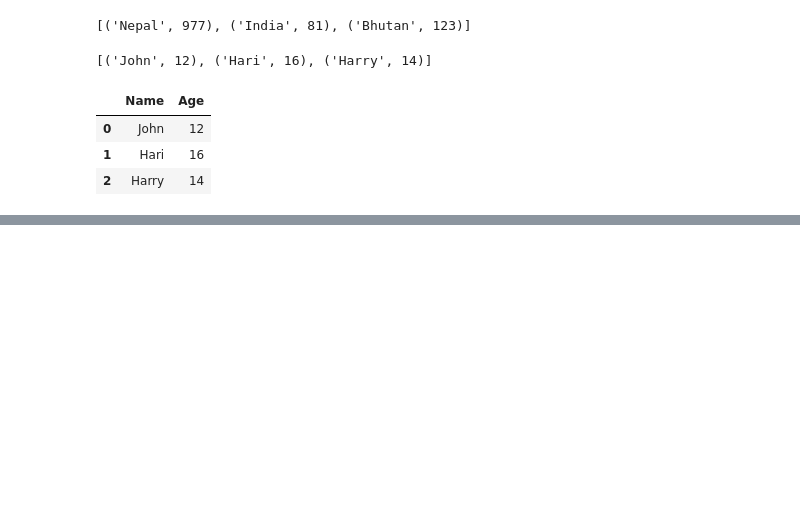
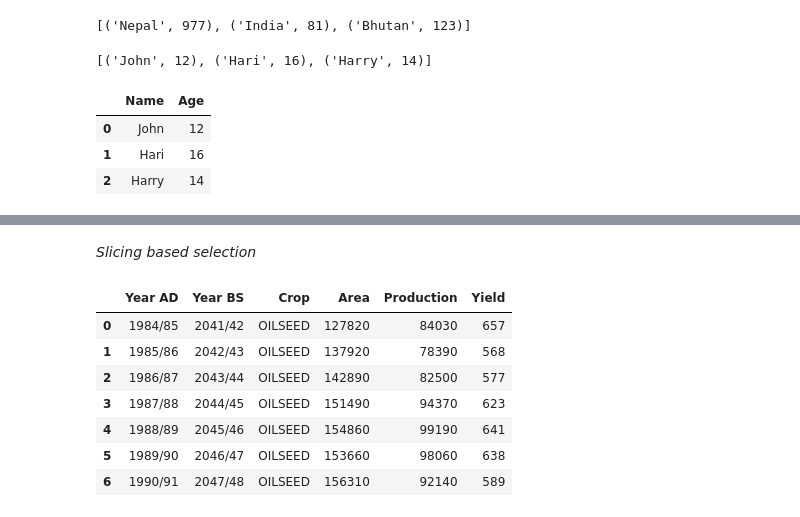
Before and after one commit to learningwithdg/datascience, a Jupyter notebook: pandas.ipynb, the cells around one changed output, grey strips where cells are left out. Saved outputs shown, nothing was run; the diff lists cells and outputs as text; code cells hidden in the pictures; blank space fills up the shorter version.

```diff
--- a/pandas.ipynb
+++ b/pandas.ipynb
@@ -225,0 +188,13 @@ df["2013"].plot()
+# %% [markdown]
+*Slicing based selection*
+# %%
+agri_df.loc[0:6]
+# %% [output]
+|  | Year AD | Year BS | Crop | Area | Production | Yield |
+| 0 | 1984/85 | 2041/42 | OILSEED | 127820 | 84030 | 657 |
+| 1 | 1985/86 | 2042/43 | OILSEED | 137920 | 78390 | 568 |
+| 2 | 1986/87 | 2043/44 | OILSEED | 142890 | 82500 | 577 |
+| 3 | 1987/88 | 2044/45 | OILSEED | 151490 | 94370 | 623 |
+| 4 | 1988/89 | 2045/46 | OILSEED | 154860 | 99190 | 641 |
+| 5 | 1989/90 | 2046/47 | OILSEED | 153660 | 98060 | 638 |
+| 6 | 1990/91 | 2047/48 | OILSEED | 156310 | 92140 | 589 |
```
Also changed, not shown: parts of 55 cells of this notebook, 1 other file.
